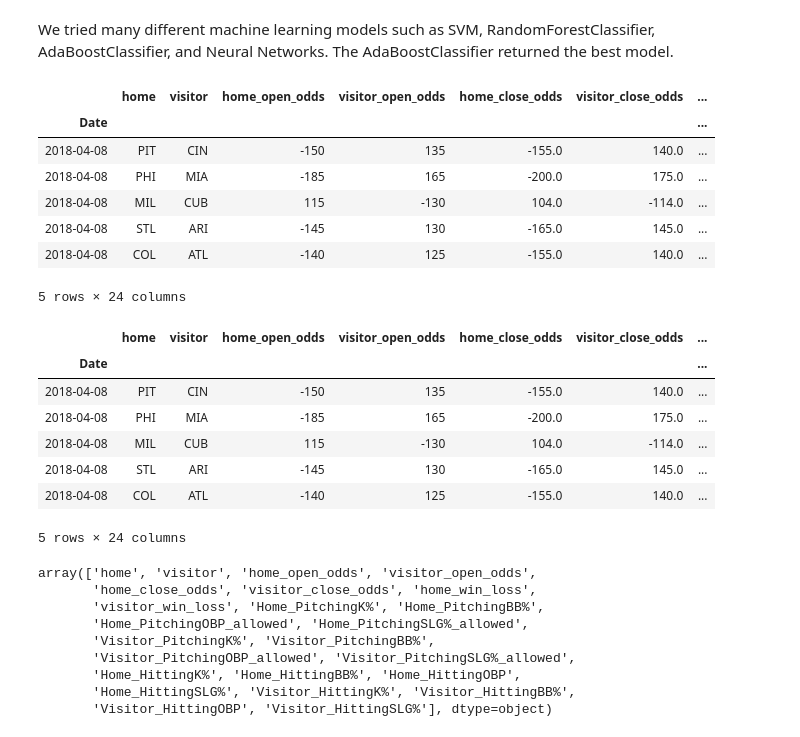
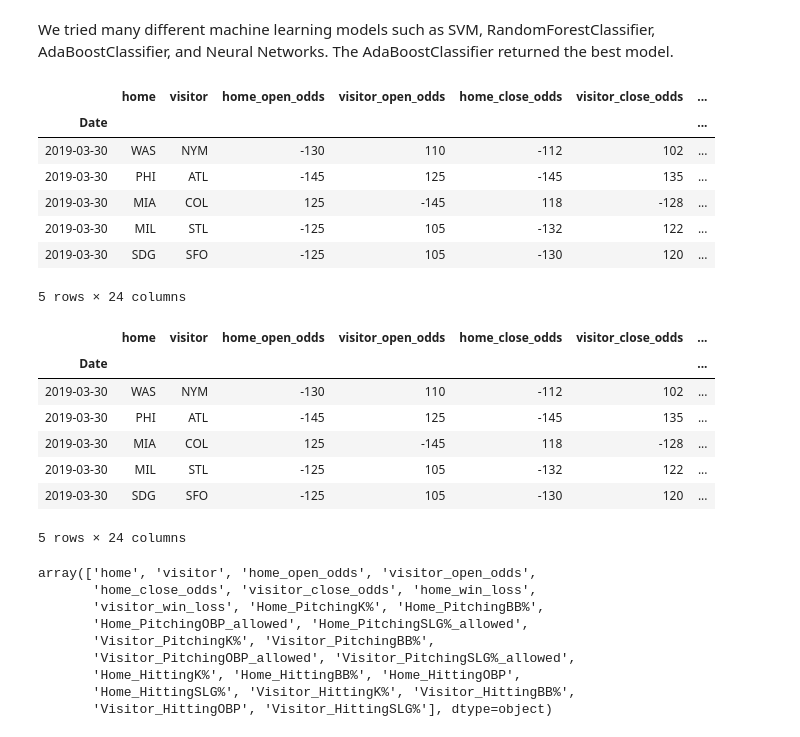
Before and after one commit to JTMachen/Baseball_Game_Predictor, a Jupyter notebook: Final_project_notebook.ipynb, the cells around one changed output. Saved outputs shown, nothing was run; the diff lists cells and outputs as text; code cells hidden in the pictures.

```diff
--- a/Final_project_notebook.ipynb
+++ b/Final_project_notebook.ipynb
@@ -145,18 +145,18 @@ from sklearn.ensemble import RandomForestClassifier
 from sklearn.metrics import confusion_matrix, accuracy_score, classification_report
 from imblearn.metrics import classification_report_imbalanced
 # %%
-baseball_data_2018 = pd.read_csv('./Training_Data/2018_10_day.csv',index_col = 'Date', infer_datetime_format = True, parse_dates = True)
+baseball_data_2019 = pd.read_csv('./Training_Data/2019_10_day.csv',index_col = 'Date', infer_datetime_format = True, parse_dates = True)
 # %%
 no_lines = baseball_data_2019[baseball_data_2019['home_open_odds'] == 'NL']
 no_lines.head()
 # %%
-baseball_data_2018.head()
+baseball_data_2019.head()
 # %% [output]
 |  | home | visitor | home_open_odds | visitor_open_odds | home_close_odds | visitor_close_odds | ... |
 | Date |  |  |  |  |  |  | ... |
-| 2018-04-08 | PIT | CIN | -150 | 135 | -155.0 | 140.0 | ... |
-| 2018-04-08 | PHI | MIA | -185 | 165 | -200.0 | 175.0 | ... |
-| 2018-04-08 | MIL | CUB | 115 | -130 | 104.0 | -114.0 | ... |
-| 2018-04-08 | STL | ARI | -145 | 130 | -165.0 | 145.0 | ... |
-| 2018-04-08 | COL | ATL | -140 | 125 | -155.0 | 140.0 | ... |
+| 2019-03-30 | WAS | NYM | -130 | 110 | -112 | 102 | ... |
+| 2019-03-30 | PHI | ATL | -145 | 125 | -145 | 135 | ... |
+| 2019-03-30 | MIA | COL | 125 | -145 | 118 | -128 | ... |
+| 2019-03-30 | MIL | STL | -125 | 105 | -132 | 122 | ... |
+| 2019-03-30 | SDG | SFO | -125 | 105 | -130 | 120 | ... |
 5 rows × 24 columns
@@ -165,12 +165,12 @@ baseball_data_2018 = baseball_data_2018[baseball_data_2018['home_open_odds'] !=
 # %%
-baseball_data_2018.head()
+baseball_data_2019.head()
 # %% [output]
 |  | home | visitor | home_open_odds | visitor_open_odds | home_close_odds | visitor_close_odds | ... |
 | Date |  |  |  |  |  |  | ... |
-| 2018-04-08 | PIT | CIN | -150 | 135 | -155.0 | 140.0 | ... |
-| 2018-04-08 | PHI | MIA | -185 | 165 | -200.0 | 175.0 | ... |
-| 2018-04-08 | MIL | CUB | 115 | -130 | 104.0 | -114.0 | ... |
-| 2018-04-08 | STL | ARI | -145 | 130 | -165.0 | 145.0 | ... |
-| 2018-04-08 | COL | ATL | -140 | 125 | -155.0 | 140.0 | ... |
+| 2019-03-30 | WAS | NYM | -130 | 110 | -112 | 102 | ... |
+| 2019-03-30 | PHI | ATL | -145 | 125 | -145 | 135 | ... |
+| 2019-03-30 | MIA | COL | 125 | -145 | 118 | -128 | ... |
+| 2019-03-30 | MIL | STL | -125 | 105 | -132 | 122 | ... |
+| 2019-03-30 | SDG | SFO | -125 | 105 | -130 | 120 | ... |
 5 rows × 24 columns
 # %%
```
Also changed, not shown: parts of 13 cells of this notebook, 1 other file.
